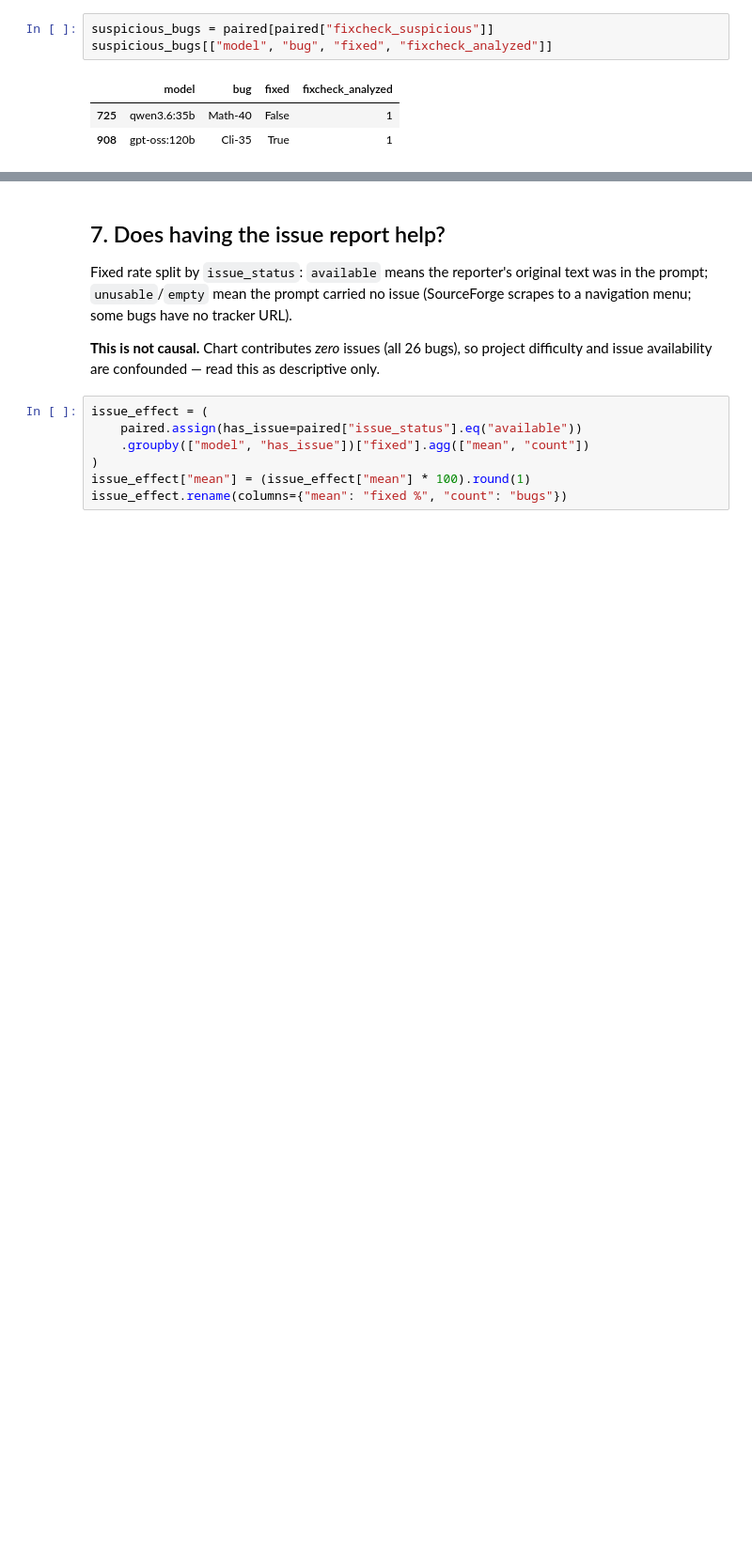
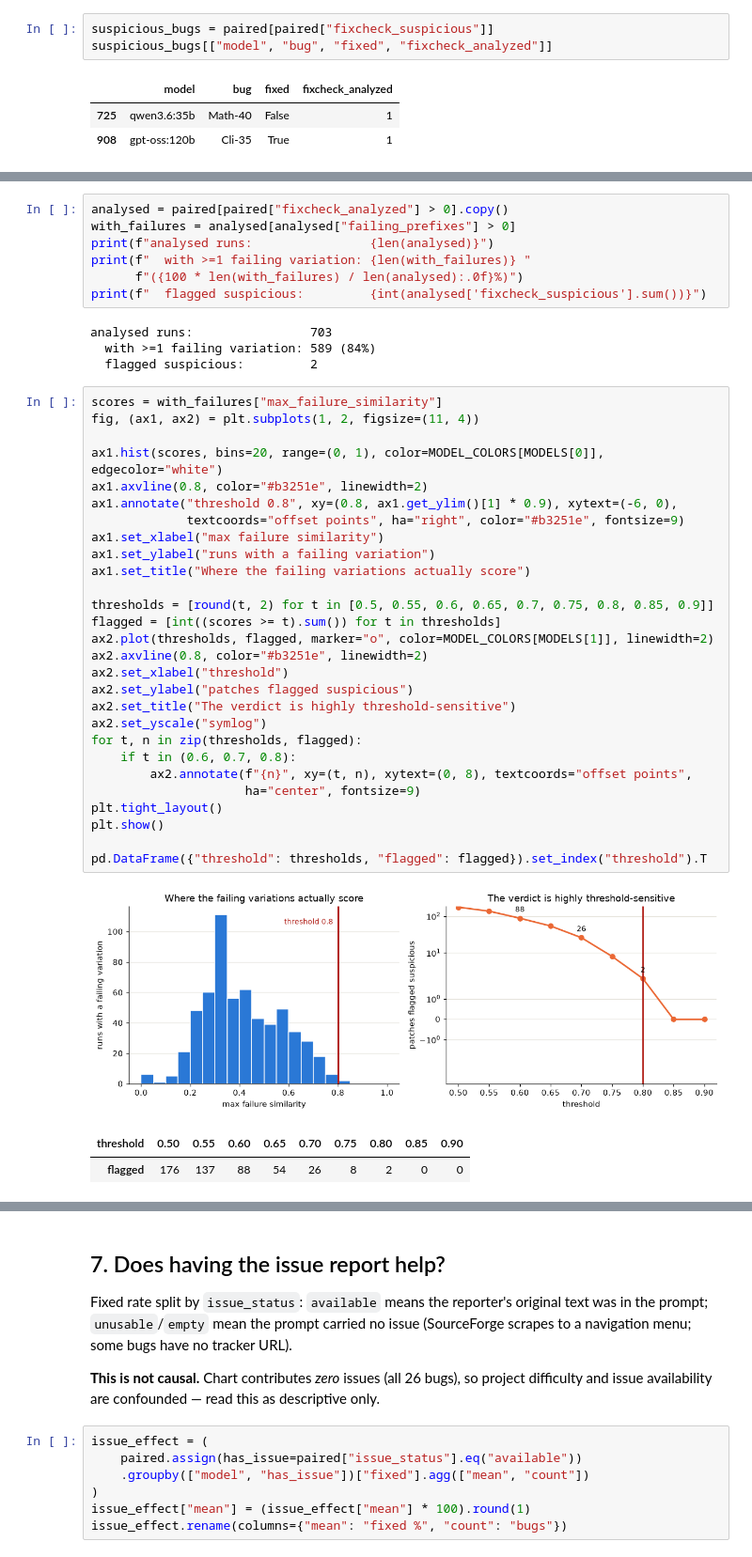
Before and after one commit to codeurjc/2026-FixCheckEvaluation, a Jupyter notebook: analysis/analysis.ipynb, the cells around one changed output, grey strips where cells are left out. Shown at 94% size. Cells and saved outputs as stored; diff of their text form; blank space fills up the shorter version.

```diff
--- a/analysis/analysis.ipynb
+++ b/analysis/analysis.ipynb
@@ -353,0 +470,43 @@ suspicious_bugs[["model", "bug", "fixed", "fixcheck_analyzed"]]
+# %%
+analysed = paired[paired["fixcheck_analyzed"] > 0].copy()
+with_failures = analysed[analysed["failing_prefixes"] > 0]
+print(f"analysed runs:                {len(analysed)}")
+print(f"  with >=1 failing variation: {len(with_failures)} "
+      f"({100 * len(with_failures) / len(analysed):.0f}%)")
+print(f"  flagged suspicious:         {int(analysed['fixcheck_suspicious'].sum())}")
+# %% [output]
+analysed runs:                703
+  with >=1 failing variation: 589 (84%)
+  flagged suspicious:         2
+# %%
+scores = with_failures["max_failure_similarity"]
+fig, (ax1, ax2) = plt.subplots(1, 2, figsize=(11, 4))
+
+ax1.hist(scores, bins=20, range=(0, 1), color=MODEL_COLORS[MODELS[0]], edgecolor="white")
+ax1.axvline(0.8, color="#b3251e", linewidth=2)
+ax1.annotate("threshold 0.8", xy=(0.8, ax1.get_ylim()[1] * 0.9), xytext=(-6, 0),
+             textcoords="offset points", ha="right", color="#b3251e", fontsize=9)
+ax1.set_xlabel("max failure similarity")
+ax1.set_ylabel("runs with a failing variation")
+ax1.set_title("Where the failing variations actually score")
+
+thresholds = [round(t, 2) for t in [0.5, 0.55, 0.6, 0.65, 0.7, 0.75, 0.8, 0.85, 0.9]]
+flagged = [int((scores >= t).sum()) for t in thresholds]
+ax2.plot(thresholds, flagged, marker="o", color=MODEL_COLORS[MODELS[1]], linewidth=2)
+ax2.axvline(0.8, color="#b3251e", linewidth=2)
+ax2.set_xlabel("threshold")
+ax2.set_ylabel("patches flagged suspicious")
+ax2.set_title("The verdict is highly threshold-sensitive")
+ax2.set_yscale("symlog")
+for t, n in zip(thresholds, flagged):
+    if t in (0.6, 0.7, 0.8):
+        ax2.annotate(f"{n}", xy=(t, n), xytext=(0, 8), textcoords="offset points",
+                     ha="center", fontsize=9)
+plt.tight_layout()
+plt.show()
+
+pd.DataFrame({"threshold": thresholds, "flagged": flagged}).set_index("threshold").T
+# %% [output]
+[figure, added]
+| threshold | 0.50 | 0.55 | 0.60 | 0.65 | 0.70 | 0.75 | 0.80 | 0.85 | 0.90 |
+| flagged | 176 | 137 | 88 | 54 | 26 | 8 | 2 | 0 | 0 |
```
Also changed, not shown: parts of 20 cells of this notebook, 10 other files.
